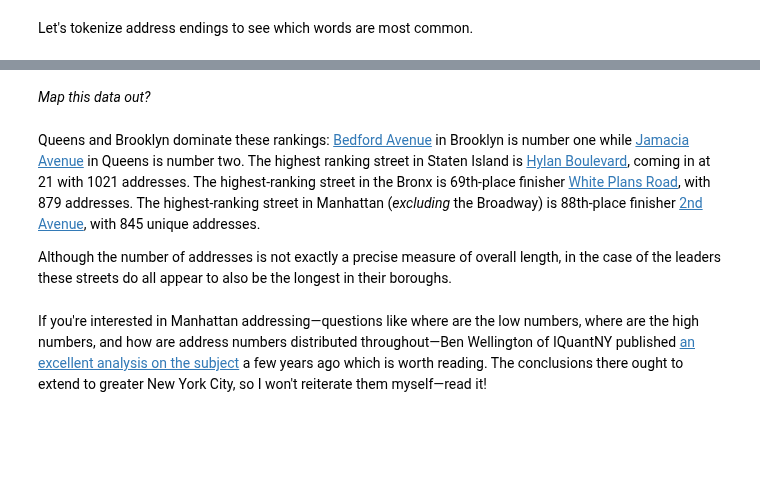
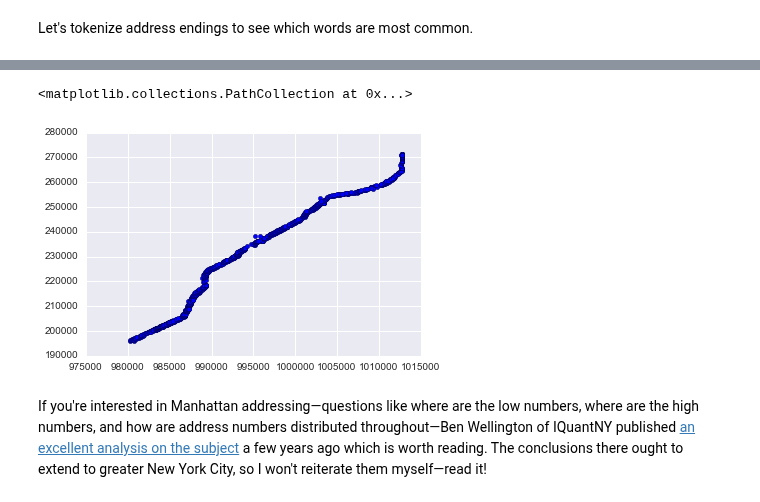
Before and after one commit to ResidentMario/nyc-buildings, a Jupyter notebook: address-data-visualization.ipynb, the cells around one changed output, grey strips where cells are left out. Cells and saved outputs as stored; diff of their text form; code cells hidden in the pictures; blank space fills up the shorter version.

```diff
--- a/address-data-visualization.ipynb
+++ b/address-data-visualization.ipynb
@@ -387,6 +353,0 @@ bronx = bar_chart_it(address_counts[address_counts['Borough'] == 'Bronx'][:5])
-# %% [markdown]
-*Map this data out?*
-# %% [markdown]
-Queens and Brooklyn dominate these rankings: [Bedford Avenue](https://en.wikipedia.org/wiki/Bedford_Avenue) in Brooklyn is number one while [Jamacia Avenue](https://en.wikipedia.org/wiki/Jamaica_Avenue) in Queens is number two. The highest ranking street in Staten Island is [Hylan Boulevard](https://en.wikipedia.org/wiki/Hylan_Boulevard), coming in at 21 with 1021 addresses. The highest-ranking street in the Bronx is 69th-place finisher [White Plans Road](https://en.wikipedia.org/wiki/White_Plains_Road), with 879 addresses. The highest-ranking street in Manhattan (*excluding* the Broadway) is 88th-place finisher [2nd Avenue](https://en.wikipedia.org/wiki/Second_Avenue_%28Manhattan%29), with 845 unique addresses.
-
-Although the number of addresses is not exactly a precise measure of overall length, in the case of the leaders these streets do all appear to also be the longest in their boroughs.
@@ -393,3 +358,14 @@ Although the number of addresses is not exactly a precise measure of overall len
+# %%
+coords = pluto[pluto['Address'].map(lambda a: ('BROADWAY' in str(a)) & ('EAST' not in str(a)) & ('WEST' not in str(a)))][['XCoord', 'YCoord', 'Borough']]
+coords = coords[(coords['Borough'] == 'Manhattan') | (coords['Borough'] == 'Bronx')]
+coords = coords.dropna()
+# np.polyfit(coords['XCoord'].values, coords['YCoord'].values, 2)
+# TODO: Redo scatter plot (SEPERATE TAB THIS TIME)
+
+plt.scatter(coords['XCoord'], coords['YCoord'])
+# %% [output]
+<matplotlib.collections.PathCollection at 0x...>
+[figure, added]
 # %% [markdown]
 If you're interested in Manhattan addressing&mdash;questions like where are the low numbers, where are the high numbers, and how are address numbers distributed throughout&mdash;Ben Wellington of IQuantNY published [an excellent analysis on the subject](http://iquantny.tumblr.com/post/102509139169/colorfully-decoding-manhattans-address-system) a few years ago which is worth reading. The conclusions there ought to extend to greater New York City, so I won't reiterate them myself&mdash;read it!
 # %%
```
Also changed, not shown: parts of 31 cells of this notebook, 2 other files.
